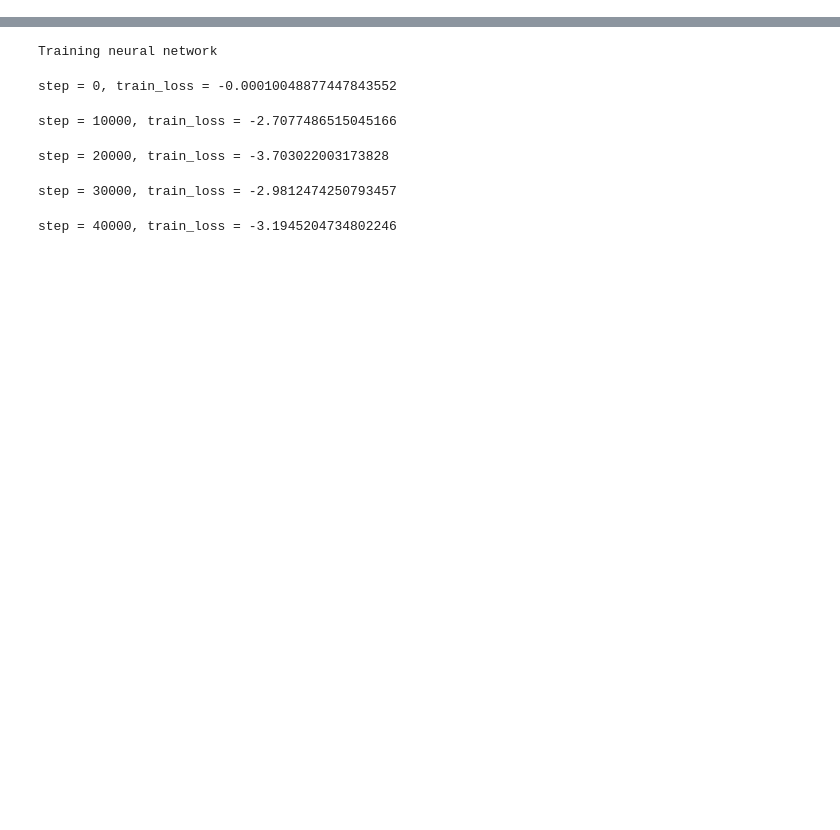
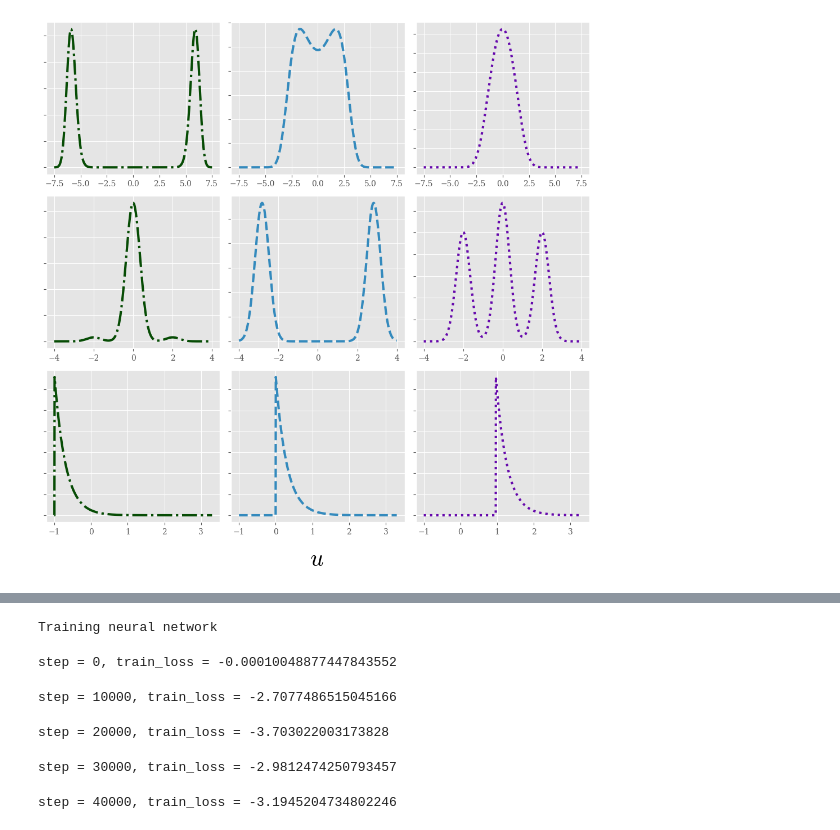
Before and after one commit to abjohnson117/TransportVsMcmcExperiments, a Jupyter notebook: banana/convergence_plots.ipynb, the cells around one changed output, grey strips where cells are left out. Drawn from its saved outputs; the diff is of its cells as text; code cells hidden in the pictures; blank space fills up the shorter version.

```diff
--- a/banana/convergence_plots.ipynb
+++ b/banana/convergence_plots.ipynb
@@ -93,0 +163,77 @@ plt.tight_layout()
+# %%
+a = 2
+b = 0.1
+sigma_x = 1
+def banana_density(y, u):
+    scale = 1 / (2 * sigma_x**2)
+    sum_part = (a * (y + b * (u**2 + a**2))) ** 2 + (u**2) / (a**2)
+    return np.exp(-scale * sum_part).item()
+
+def g8_density(y, u):
+    scale = 4.0
+    u = np.asarray(u)
+    if u.ndim > 0:
+        u = u.item()
+    y = float(np.asarray(y).item())
+    centers = [
+            (1, 0),
+            (-1, 0),
+            (0, 1),
+            (0, -1),
+            (1.0 / np.sqrt(2), 1.0 / np.sqrt(2)),
+            (1.0 / np.sqrt(2), -1.0 / np.sqrt(2)),
+            (-1.0 / np.sqrt(2), 1.0 / np.sqrt(2)),
+            (-1.0 / np.sqrt(2), -1.0 / np.sqrt(2)),
+        ]
+    centers = np.array([((scale * x) / np.sqrt(2), (scale * y) / (np.sqrt(2))) for x, y in centers], dtype="float32")
+    factor = 1 / np.sqrt(np.pi)
+    x = np.array([y, u])
+    x = np.full((8, 2), fill_value=x)
+    norm_part = np.sum((x - centers) * (x - centers), axis=1)
+    exp_part = np.exp(-scale * norm_part)
+    sum_part = np.sum(exp_part)
+    return (factor * sum_part).item()
+
+def tanh_density(y, u, scale=0.3):
+    shift = np.tanh(y)
+    if u < shift:
+        return 0.0
+    return (1/scale) * np.exp(-(u - shift)/scale)
+
+cond_vals_b = [-4.2, -1.0, 0.0]
+cond_vals_8g = [-2.95, 0.0, 2.45]
+cond_vals_tanh = [-2.97, 0.0, 2.0]
+fig, ax = plt.subplots(3, 3, figsize=(10,10))
+for i in range(3):
+    if i == 0:
+        density = banana_density
+        lo, hi = -7.5, 7.5
+        cond_vals = cond_vals_b
+    elif i == 1:
+        density = g8_density
+        lo, hi = -4, 4
+        cond_vals = cond_vals_8g
+    else:
+        density = tanh_density
+        lo, hi = -1, 3.3
+        cond_vals = cond_vals_tanh
+    for j in range(3):
+        density_vals = [density(cond_vals[j], u) for u in np.linspace(lo, hi, 1000)]
+        if j == 0:
+            linestyle = "dashdot"
+            c = "#074c05"
+        elif j == 1:
+            linestyle = "--"
+            c = '#348abd'
+        else:
+            linestyle = "dotted"
+            c = "#6609ac"
+        ax[i, j].plot(np.linspace(lo, hi, 1000), density_vals, linestyle=linestyle, c=c, linewidth=3.0)
+        ax[i, j].set_yticklabels([])
+        ax[i, j].tick_params(labelleft=False)
+
+fig.supxlabel(r"$u$", fontsize=30)
+plt.tight_layout()
+plt.savefig("images/cond_plots.png", dpi=600, bbox_inches="tight")
+# %% [output]
+[figure, added]
```
Also changed, not shown: parts of 12 cells of this notebook, 24 other files.
